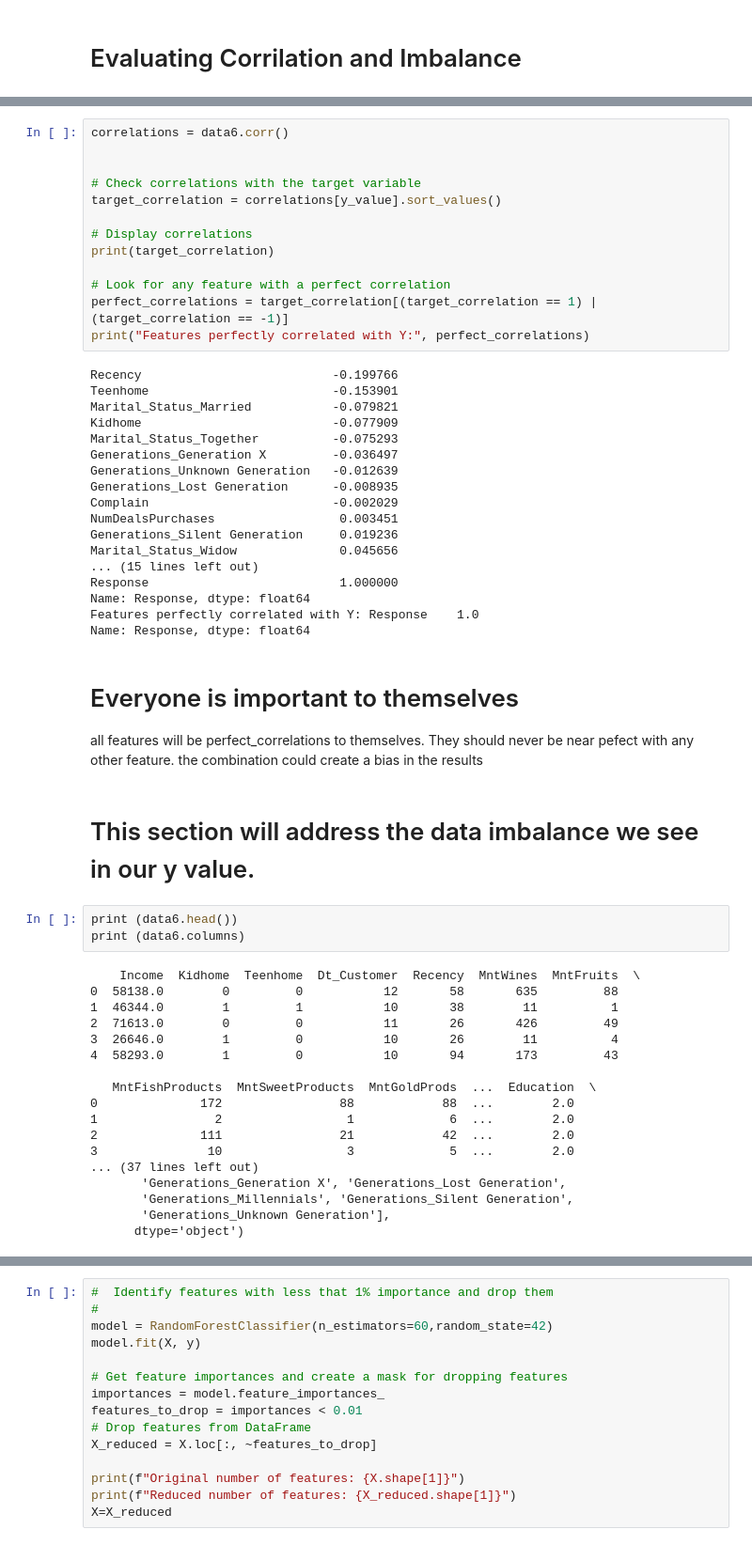
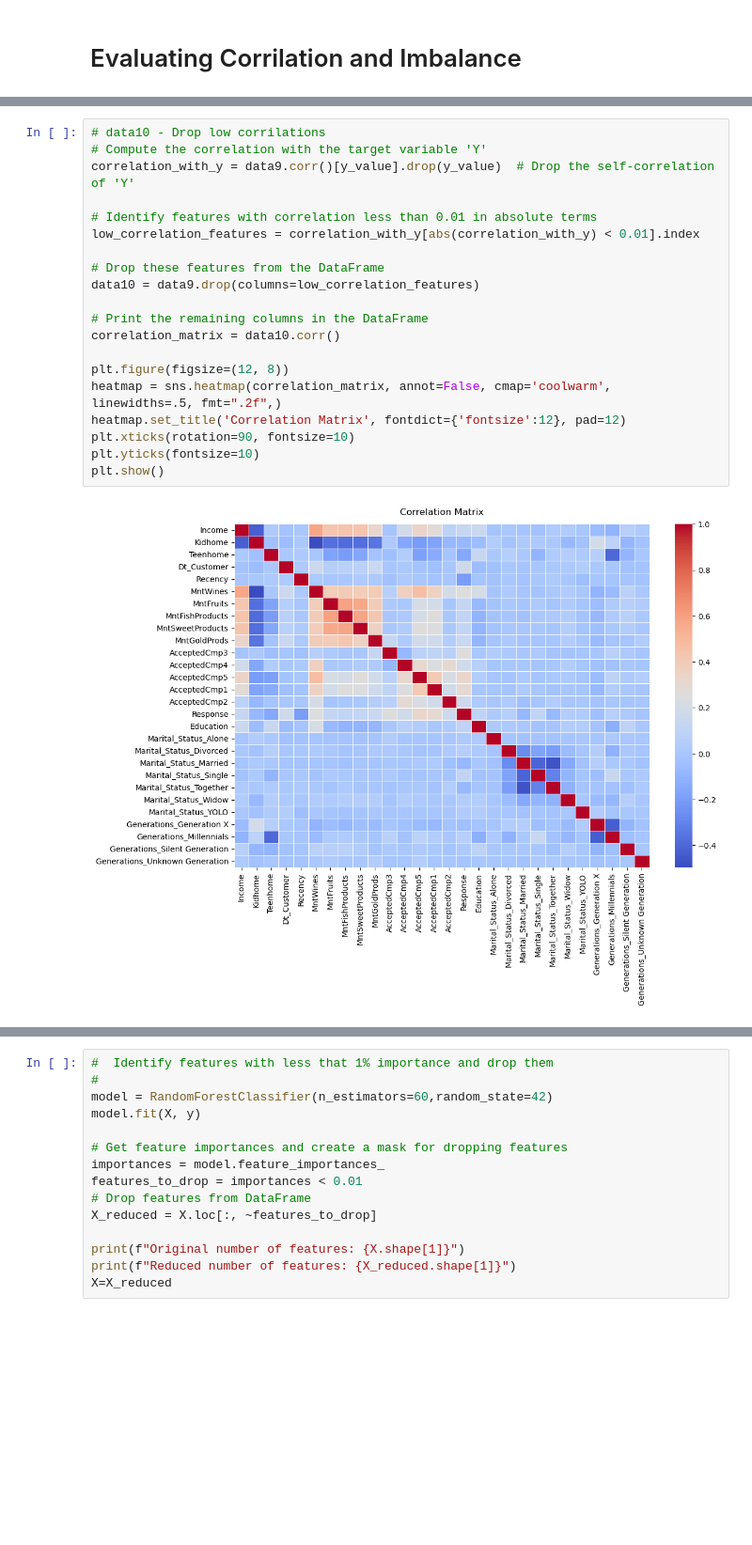
Before and after one commit to ehxewri/Project-2, a Jupyter notebook: Maketing Campaign/Marketing_Campaign.ipynb, the cells around one changed output, grey strips where cells are left out. Shown: that part at 94% size. Drawn from its saved outputs; the diff is of its cells as text; blank space fills up the shorter version.

```diff
--- a/Maketing Campaign/Marketing_Campaign.ipynb
+++ b/Maketing Campaign/Marketing_Campaign.ipynb
@@ -283,58 +330,23 @@ plt.show()
-# %%
-correlations = data6.corr()
-
-
-# Check correlations with the target variable
-target_correlation = correlations[y_value].sort_values()
-
-# Display correlations
-print(target_correlation)
-
-# Look for any feature with a perfect correlation
-perfect_correlations = target_correlation[(target_correlation == 1) | (target_correlation == -1)]
-print("Features perfectly correlated with Y:", perfect_correlations)
-# %% [output]
-Recency                          -0.199766
-Teenhome                         -0.153901
-Marital_Status_Married           -0.079821
-Kidhome                          -0.077909
-Marital_Status_Together          -0.075293
-Generations_Generation X         -0.036497
-Generations_Unknown Generation   -0.012639
-Generations_Lost Generation      -0.008935
-Complain                         -0.002029
-NumDealsPurchases                 0.003451
-Generations_Silent Generation     0.019236
-Marital_Status_Widow              0.045656
-... (15 lines left out)
-Response                          1.000000
-Name: Response, dtype: float64
-Features perfectly correlated with Y: Response    1.0
-Name: Response, dtype: float64
-# %% [markdown]
-# Everyone is important to themselves
-all features will be perfect_correlations to themselves. They should never be near pefect with any other feature. the combination could create a bias in the results
-# %% [markdown]
-# This section will address the data imbalance we see in our y value.
-# %%
-print (data6.head())
-print (data6.columns)
-# %% [output]
-    Income  Kidhome  Teenhome  Dt_Customer  Recency  MntWines  MntFruits  \
-0  58138.0        0         0           12       58       635         88
-1  46344.0        1         1           10       38        11          1
-2  71613.0        0         0           11       26       426         49
-3  26646.0        1         0           10       26        11          4
-4  58293.0        1         0           10       94       173         43
-
-   MntFishProducts  MntSweetProducts  MntGoldProds  ...  Education  \
-0              172                88            88  ...        2.0
-1                2                 1             6  ...        2.0
-2              111                21            42  ...        2.0
-3               10                 3             5  ...        2.0
-... (37 lines left out)
-       'Generations_Generation X', 'Generations_Lost Generation',
-       'Generations_Millennials', 'Generations_Silent Generation',
-       'Generations_Unknown Generation'],
-      dtype='object')
+# %%
+# data10 - Drop low corrilations
+# Compute the correlation with the target variable 'Y'
+correlation_with_y = data9.corr()[y_value].drop(y_value)  # Drop the self-correlation of 'Y'
+
+# Identify features with correlation less than 0.01 in absolute terms
+low_correlation_features = correlation_with_y[abs(correlation_with_y) < 0.01].index
+
+# Drop these features from the DataFrame
+data10 = data9.drop(columns=low_correlation_features)
+
+# Print the remaining columns in the DataFrame
+correlation_matrix = data10.corr()
+
+plt.figure(figsize=(12, 8))
+heatmap = sns.heatmap(correlation_matrix, annot=False, cmap='coolwarm', linewidths=.5, fmt=".2f",)
+heatmap.set_title('Correlation Matrix', fontdict={'fontsize':12}, pad=12)
+plt.xticks(rotation=90, fontsize=10)
+plt.yticks(fontsize=10)
+plt.show()
+# %% [output]
+[figure, added]
 # %%
```
Also changed, not shown: parts of 36 cells of this notebook, 1 other file.
